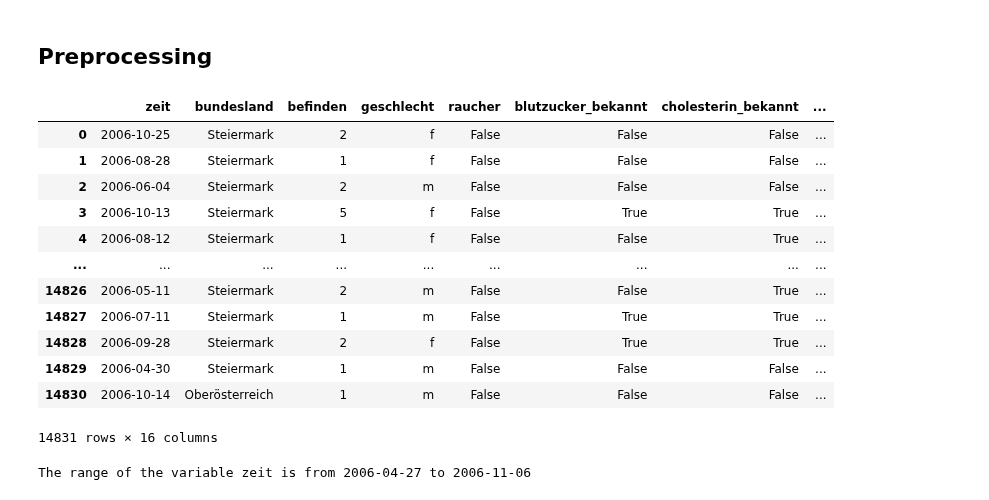
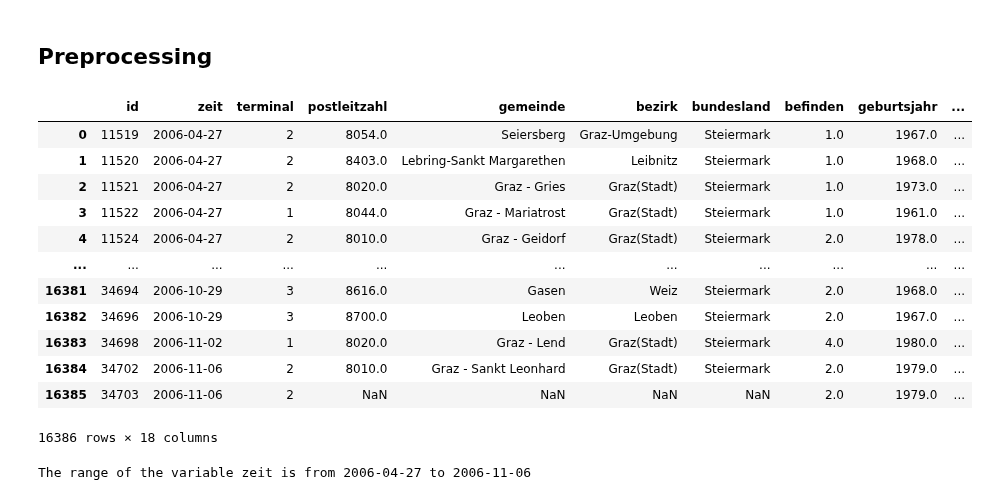
Before and after one commit to farrukh-ahmed/Case-Studies---Project-1, a Jupyter notebook: Notebooks/Week5_Weather_effect_Aymane.ipynb, the cells around one changed output. Saved outputs shown, nothing was run; the diff lists cells and outputs as text; code cells hidden in the pictures.

```diff
--- a/Notebooks/Week5_Weather_effect_Aymane.ipynb
+++ b/Notebooks/Week5_Weather_effect_Aymane.ipynb
@@ -3,30 +3,30 @@
 # %%
 # variables that are dropped
 import pandas as pd
 from helper_functions import format_variables, read_data
 
 data_df = read_data()
 
-to_filter = ["id", "postleitzahl", "gemeinde", "bezirk", "geburtsjahr", "terminal"]
-data_df, cat_feat_list, num_feat_list = format_variables(data_df, to_filter=to_filter, drop_values=True)
+# to_filter = ["id", "postleitzahl", "gemeinde", "bezirk", "geburtsjahr", "terminal"]
+# data_df, cat_feat_list, num_feat_list = format_variables(data_df, to_filter=to_filter, drop_values=True)
 
 # transform zeit variable to datetime keeping only the day, month and year:
 data_df["zeit"] = pd.to_datetime(data_df["zeit"], format="%Y-%m-%d %H:%M:%S").dt.date
 data_df
 # %% [output]
-|  | zeit | bundesland | befinden | geschlecht | raucher | blutzucker_bekannt | cholesterin_bekannt | ... |
-| 0 | 2006-10-25 | Steiermark | 2 | f | False | False | False | ... |
-| 1 | 2006-08-28 | Steiermark | 1 | f | False | False | False | ... |
-| 2 | 2006-06-04 | Steiermark | 2 | m | False | False | False | ... |
-| 3 | 2006-10-13 | Steiermark | 5 | f | False | True | True | ... |
-| 4 | 2006-08-12 | Steiermark | 1 | f | False | False | True | ... |
-| ... | ... | ... | ... | ... | ... | ... | ... | ... |
-| 14826 | 2006-05-11 | Steiermark | 2 | m | False | False | True | ... |
-| 14827 | 2006-07-11 | Steiermark | 1 | m | False | True | True | ... |
-| 14828 | 2006-09-28 | Steiermark | 2 | f | False | True | True | ... |
-| 14829 | 2006-04-30 | Steiermark | 1 | m | False | False | False | ... |
-| 14830 | 2006-10-14 | Oberösterreich | 1 | m | False | False | False | ... |
+|  | id | zeit | terminal | postleitzahl | gemeinde | bezirk | bundesland | befinden | geburtsjahr | ... |
+| 0 | 11519 | 2006-04-27 | 2 | 8054.0 | Seiersberg | Graz-Umgebung | Steiermark | 1.0 | 1967.0 | ... |
+| 1 | 11520 | 2006-04-27 | 2 | 8403.0 | Lebring-Sankt Margarethen | Leibnitz | Steiermark | 1.0 | 1968.0 | ... |
+| 2 | 11521 | 2006-04-27 | 2 | 8020.0 | Graz - Gries | Graz(Stadt) | Steiermark | 1.0 | 1973.0 | ... |
+| 3 | 11522 | 2006-04-27 | 1 | 8044.0 | Graz - Mariatrost | Graz(Stadt) | Steiermark | 1.0 | 1961.0 | ... |
+| 4 | 11524 | 2006-04-27 | 2 | 8010.0 | Graz - Geidorf | Graz(Stadt) | Steiermark | 2.0 | 1978.0 | ... |
+| ... | ... | ... | ... | ... | ... | ... | ... | ... | ... | ... |
+| 16381 | 34694 | 2006-10-29 | 3 | 8616.0 | Gasen | Weiz | Steiermark | 2.0 | 1968.0 | ... |
+| 16382 | 34696 | 2006-10-29 | 3 | 8700.0 | Leoben | Leoben | Steiermark | 2.0 | 1967.0 | ... |
+| 16383 | 34698 | 2006-11-02 | 1 | 8020.0 | Graz - Lend | Graz(Stadt) | Steiermark | 4.0 | 1980.0 | ... |
+| 16384 | 34702 | 2006-11-06 | 2 | 8010.0 | Graz - Sankt Leonhard | Graz(Stadt) | Steiermark | 2.0 | 1979.0 | ... |
+| 16385 | 34703 | 2006-11-06 | 2 | NaN | NaN | NaN | NaN | 2.0 | 1979.0 | ... |
-14831 rows × 16 columns
+16386 rows × 18 columns
 # %%
 # Check the range of the variable zeit in the data_df:
 print("The range of the variable zeit is from {} to {}".format(data_df["zeit"].min(), data_df["zeit"].max()))
```
Also changed, not shown: parts of 11 cells of this notebook, 1 other file.
